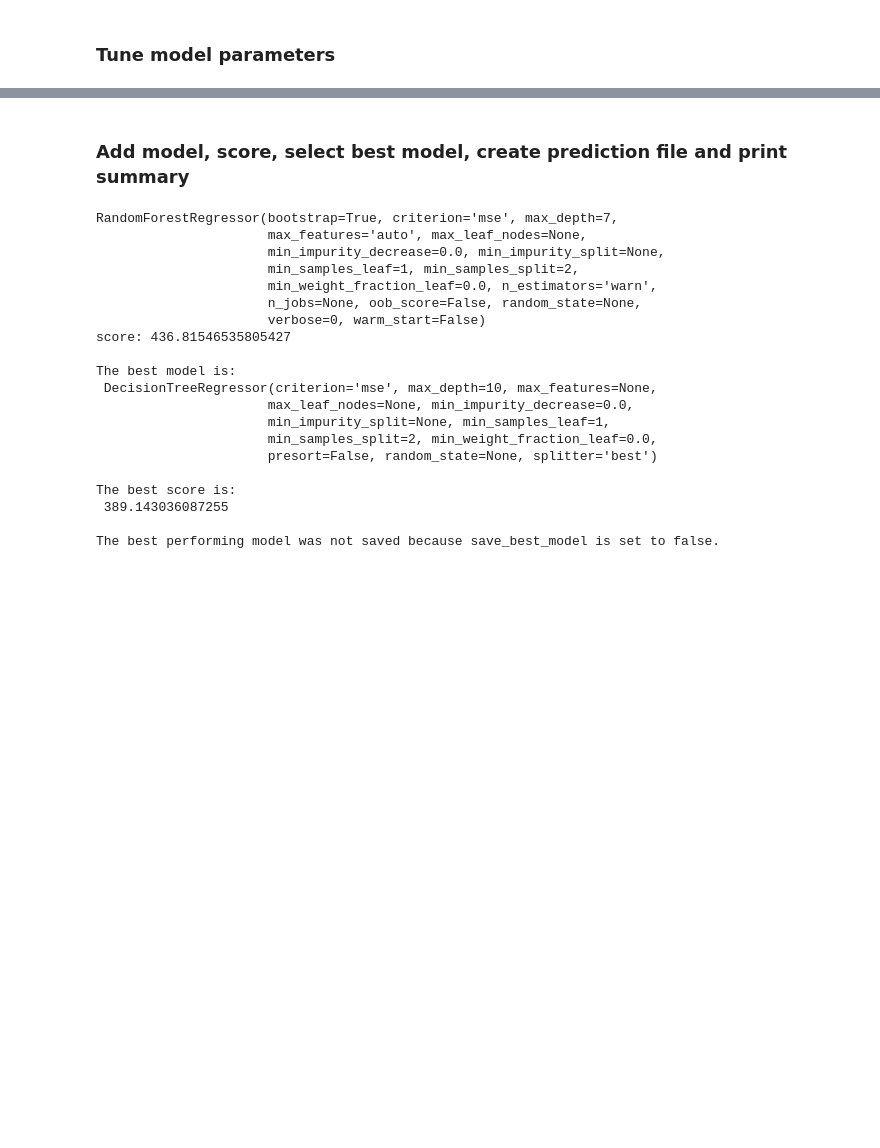
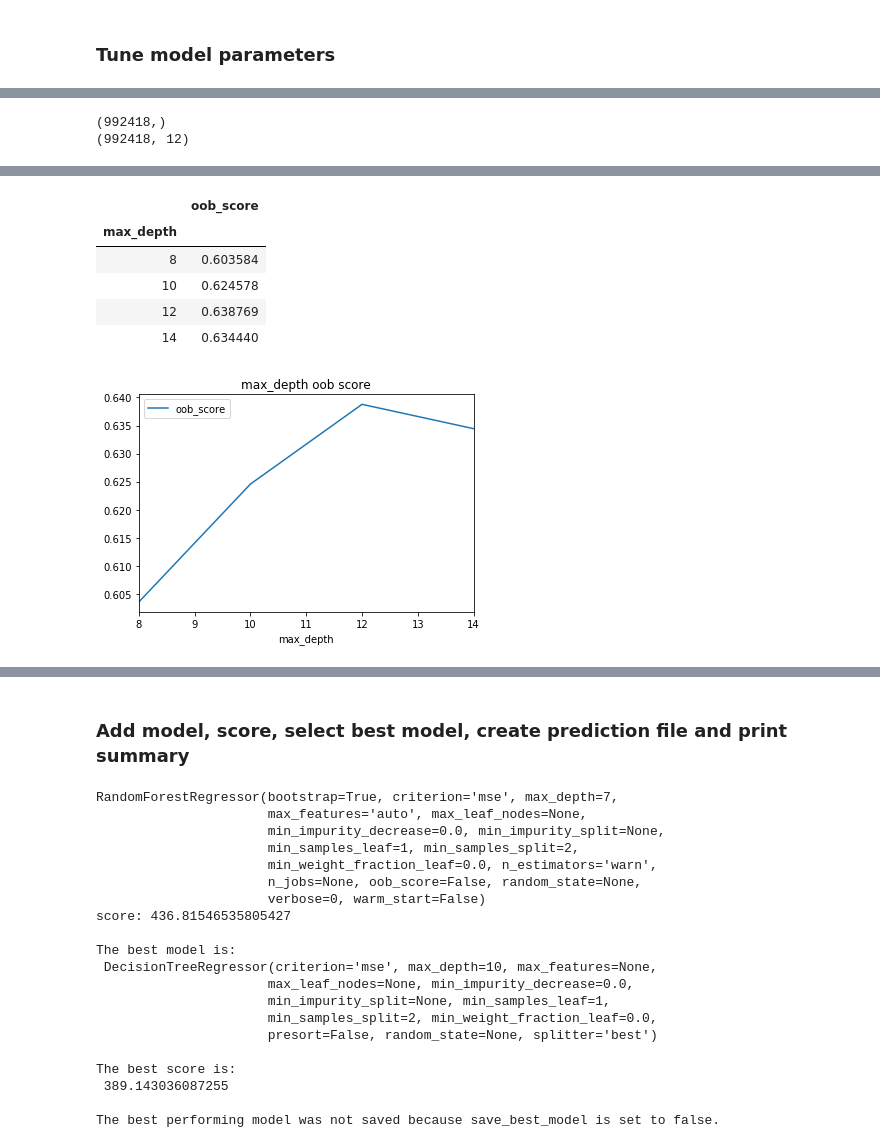
Before and after one commit to kirahman2/salarypredictionportfolio, a Jupyter notebook: Salary Prediction Notebook.ipynb, the cells around one changed output, grey strips where cells are left out. Drawn from its saved outputs; the diff is of its cells as text; code cells hidden in the pictures; blank space fills up the shorter version.

```diff
--- a/Salary Prediction Notebook.ipynb
+++ b/Salary Prediction Notebook.ipynb
@@ -310,3 +503,20 @@ warnings.filterwarnings('ignore')
+# %%
+# best max_leaf_nodes=                                             ###
+results = []
+list_values = ['None']
+# list_values = range(50,800,50) # TEST THIS, save score of None
+hyperp = 'max_leaf_nodes'                                          ###
+for val in list_values:
+    gbr = GradientBoostingRegressor(max_leaf_nodes=val, verbose=1, random_state=42) ###
+    gbr.fit(X_train, y_train)
+    results.append(
+    {'max_leaf_nodes': val,                                        ###
+     'train_error': mean_squared_error(y_train, gbr.predict(X_train)),
+     'test_error': mean_squared_error(y_test, gbr.predict(X_test)),
+    })
+result_final = pd.DataFrame(results).set_index(hyperp).sort_index()
+result_final.plot(title=hyperp + ' Learning Curve')
+result_final
 # %%
 # Each algorithm needs to have its own class. Within each class, each needs to have its own hyperparameter
 # that we decide to tune. Finalize getting max_depth to accept an array. then build another method for n_estimators
@@ -470,0 +632,6 @@ tuning_rfr.nestimators(range(57,85,3))
+# %%
+y_train = data.train_df.salary
+X_train = data.train_df.drop(['jobId','salary'],axis=1)
+# %% [output]
+(992418,)
+(992418, 12)
@@ -470,0 +641,16 @@ tuning_rfr.nestimators(range(57,85,3))
+# %%
+# best max_depth=
+list_values = range(8,16,2)
+hyperp = 'max_depth'
+results = []
+for val in list_values:
+    rfr = RandomForestRegressor(max_depth=val, verbose=True, n_jobs=-1, oob_score=True)
+    rfr.fit(X_train, y_train)
+    results.append(
+                   {hyperp: val,
+                    'oob_score': rfr.oob_score_,
+                  })
+results = pd.DataFrame(results).set_index(hyperp).sort_index()
+results.plot(title=hyperp + ' oob score')
+results
+# %% [output]
@@ -470,0 +665,7 @@ tuning_rfr.nestimators(range(57,85,3))
+|  | oob_score |
+| max_depth |  |
+| 8 | 0.603584 |
+| 10 | 0.624578 |
+| 12 | 0.638769 |
+| 14 | 0.634440 |
+[figure, added]
```
Also changed, not shown: parts of 44 cells of this notebook.
